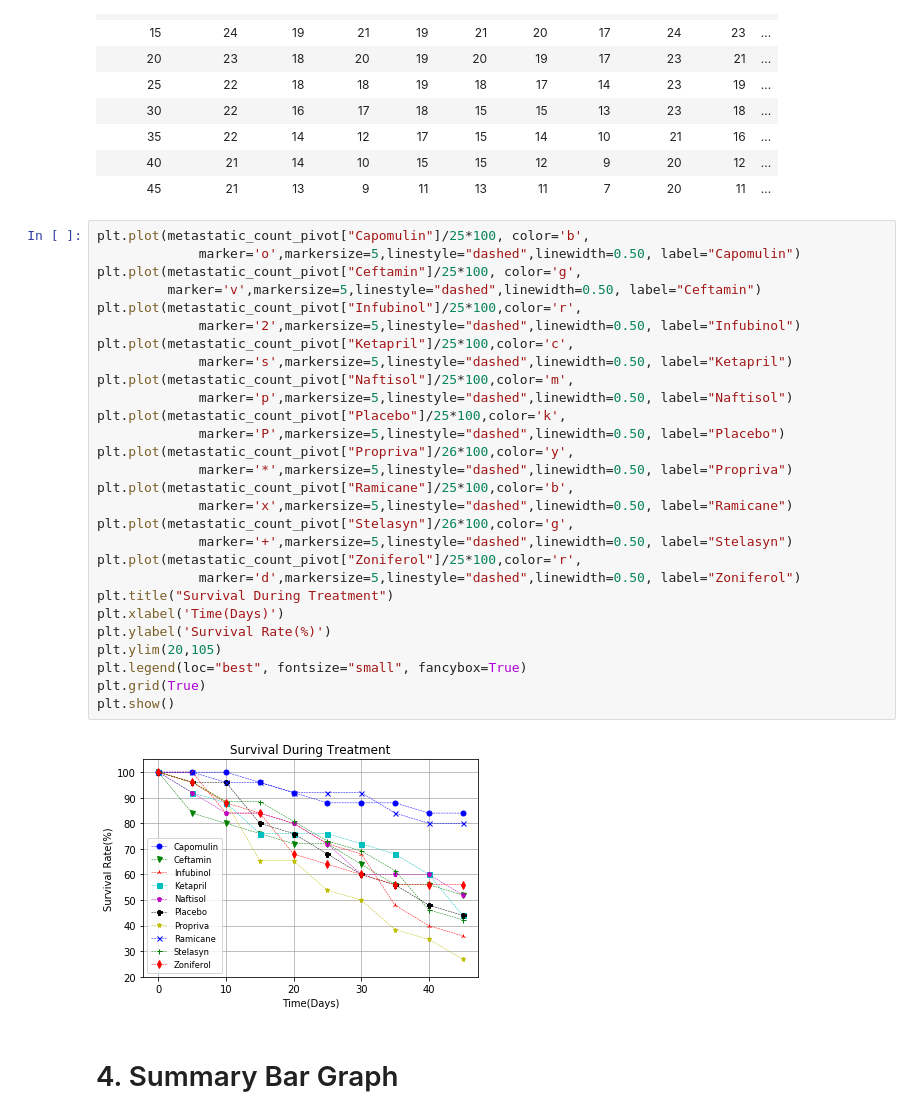
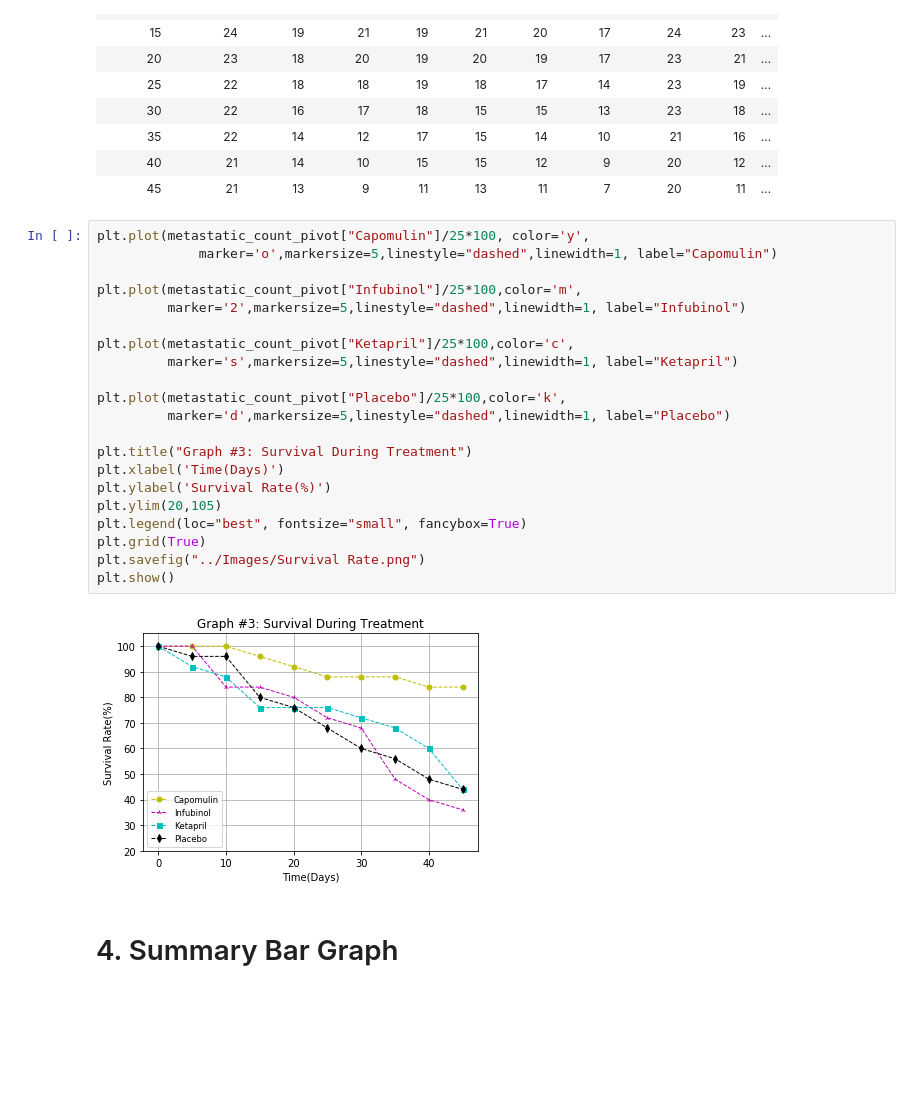
Before and after one commit to Pame1481/Matplotlib-Challenge, a Jupyter notebook: Pymaceuticals/pymaceuticals.ipynb, the cells around one changed output. Saved outputs shown, nothing was run; the diff lists cells and outputs as text; blank space fills up the shorter version.

```diff
--- a/Pymaceuticals/pymaceuticals.ipynb
+++ b/Pymaceuticals/pymaceuticals.ipynb
@@ -377,35 +354,28 @@ metastatic_count_pivot
 | 40 | 21 | 14 | 10 | 15 | 15 | 12 | 9 | 20 | 12 | ... |
 | 45 | 21 | 13 | 9 | 11 | 13 | 11 | 7 | 20 | 11 | ... |
 # %%
-plt.plot(metastatic_count_pivot["Capomulin"]/25*100, color='b',
-             marker='o',markersize=5,linestyle="dashed",linewidth=0.50, label="Capomulin")
-plt.plot(metastatic_count_pivot["Ceftamin"]/25*100, color='g',
-         marker='v',markersize=5,linestyle="dashed",linewidth=0.50, label="Ceftamin")
-plt.plot(metastatic_count_pivot["Infubinol"]/25*100,color='r',
-             marker='2',markersize=5,linestyle="dashed",linewidth=0.50, label="Infubinol")
+plt.plot(metastatic_count_pivot["Capomulin"]/25*100, color='y',
+             marker='o',markersize=5,linestyle="dashed",linewidth=1, label="Capomulin")
+
+plt.plot(metastatic_count_pivot["Infubinol"]/25*100,color='m',
+         marker='2',markersize=5,linestyle="dashed",linewidth=1, label="Infubinol")
+
 plt.plot(metastatic_count_pivot["Ketapril"]/25*100,color='c',
-             marker='s',markersize=5,linestyle="dashed",linewidth=0.50, label="Ketapril")
-plt.plot(metastatic_count_pivot["Naftisol"]/25*100,color='m',
-             marker='p',markersize=5,linestyle="dashed",linewidth=0.50, label="Naftisol")
+         marker='s',markersize=5,linestyle="dashed",linewidth=1, label="Ketapril")
+
 plt.plot(metastatic_count_pivot["Placebo"]/25*100,color='k',
-             marker='P',markersize=5,linestyle="dashed",linewidth=0.50, label="Placebo")
-plt.plot(metastatic_count_pivot["Propriva"]/26*100,color='y',
-             marker='*',markersize=5,linestyle="dashed",linewidth=0.50, label="Propriva")
-plt.plot(metastatic_count_pivot["Ramicane"]/25*100,color='b',
-             marker='x',markersize=5,linestyle="dashed",linewidth=0.50, label="Ramicane")
-plt.plot(metastatic_count_pivot["Stelasyn"]/26*100,color='g',
-             marker='+',markersize=5,linestyle="dashed",linewidth=0.50, label="Stelasyn")
-plt.plot(metastatic_count_pivot["Zoniferol"]/25*100,color='r',
-             marker='d',markersize=5,linestyle="dashed",linewidth=0.50, label="Zoniferol")
-plt.title("Survival During Treatment")
+         marker='d',markersize=5,linestyle="dashed",linewidth=1, label="Placebo")
+
+plt.title("Graph #3: Survival During Treatment")
 plt.xlabel('Time(Days)')
 plt.ylabel('Survival Rate(%)')
 plt.ylim(20,105)
 plt.legend(loc="best", fontsize="small", fancybox=True)
 plt.grid(True)
+plt.savefig("../Images/Survival Rate.png")
 plt.show()
 # %% [output]
-[figure, old version]
+[figure, new version]
 # %% [markdown]
 # 4. Summary Bar Graph
 # %%
```
Also changed, not shown: parts of 7 cells of this notebook, 5 other files.
